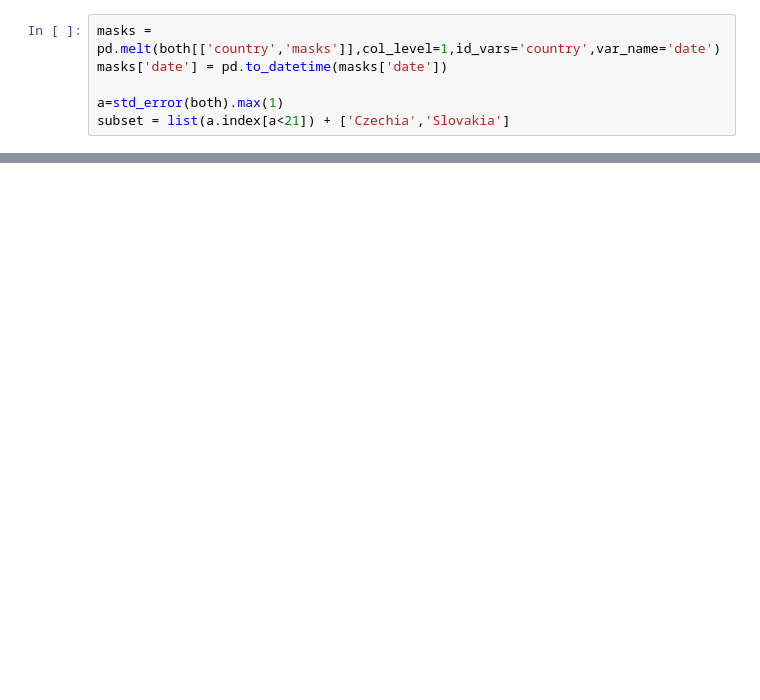
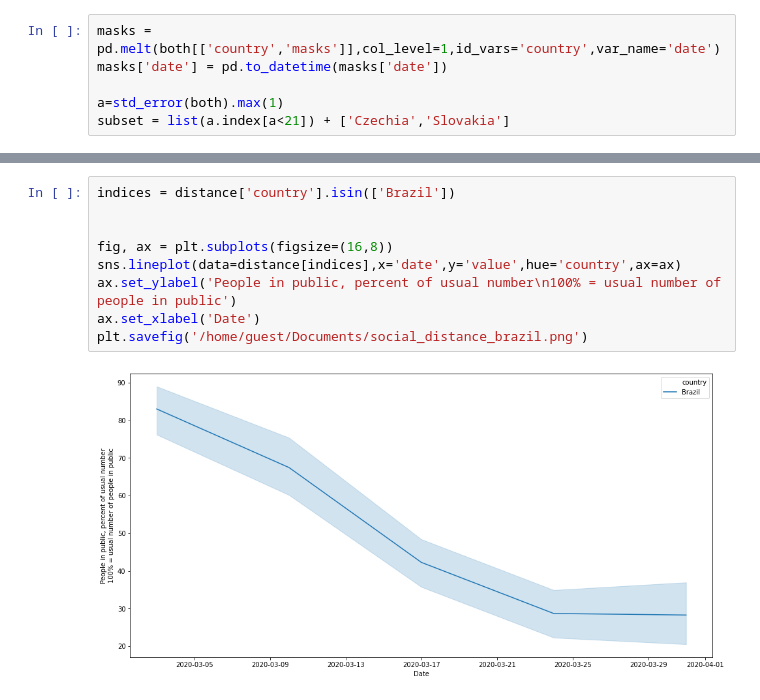
Before and after one commit to epidemics/containment, a Jupyter notebook: survery_results_conversion.ipynb, the cells around one changed output, grey strips where cells are left out. Drawn from its saved outputs; the diff is of its cells as text; blank space fills up the shorter version.

```diff
--- a/survery_results_conversion.ipynb
+++ b/survery_results_conversion.ipynb
@@ -129,0 +172,11 @@ array(['Australia', 'United States of America', 'Estonia',
+# %%
+indices = distance['country'].isin(['Brazil'])
+
+
+fig, ax = plt.subplots(figsize=(16,8))
+sns.lineplot(data=distance[indices],x='date',y='value',hue='country',ax=ax)
+ax.set_ylabel('People in public, percent of usual number\n100% = usual number of people in public')
+ax.set_xlabel('Date')
+plt.savefig('/home/guest/Documents/social_distance_brazil.png')
+# %% [output]
+[figure, added]
```
Also changed, not shown: parts of 8 cells of this notebook, 4 other files.
